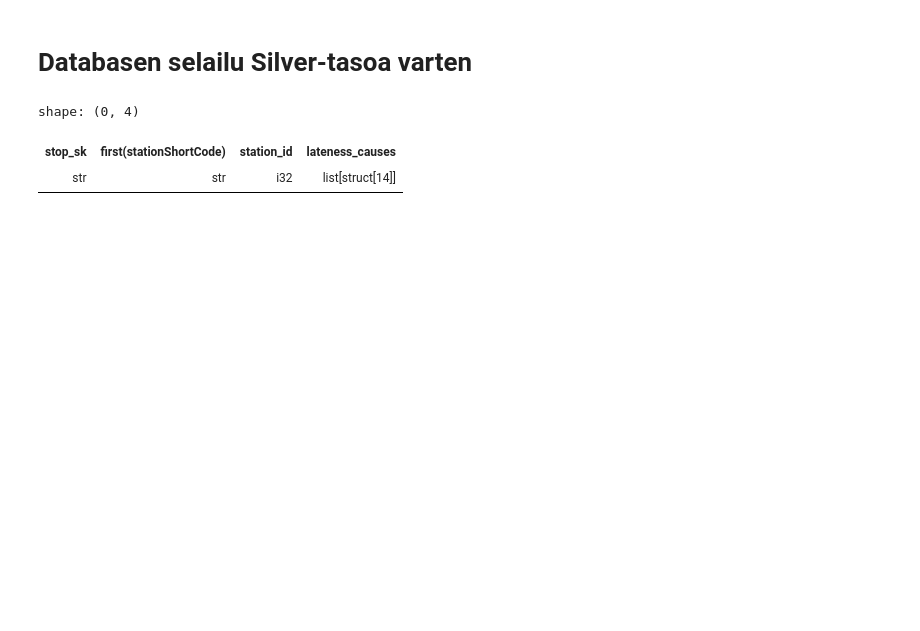
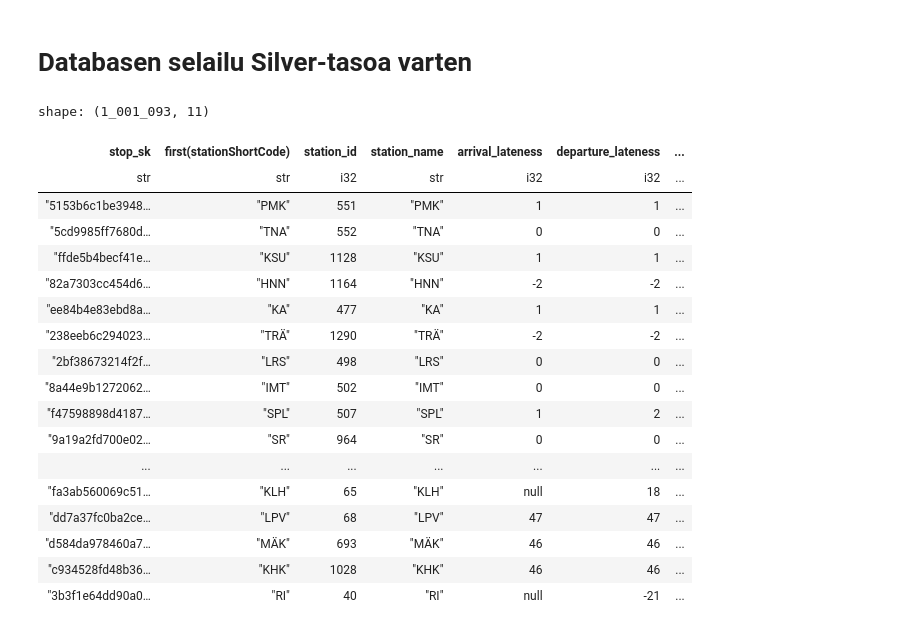
Before and after one commit to emmmahi/VR-data, a Jupyter notebook: src/playground/browser.ipynb, the cells around one changed output. Drawn from its saved outputs; the diff is of its cells as text; code cells hidden in the pictures; blank space fills up the shorter version.

```diff
--- a/src/playground/browser.ipynb
+++ b/src/playground/browser.ipynb
@@ -57,8 +61,8 @@ defined AS (
             stationUICCode INT,
             countryCode STRING,
             type STRING,
-            trainStopping BOOLEAN,
-            commercialStop BOOLEAN,
+            trainStopping BOOL,
+            commercialStop BOOL,
             commercialTrack STRING,
             cancelled BOOLEAN,
             scheduledTime STRING,
@@ -78,35 +82,59 @@ defined AS (
                 detailedCategoryName STRING,
                 thirdCategoryCode STRING,
                 thirdCategoryName STRING,
                 description STRING,
                 categoryCodeId INT,
                 detailedCategoryCodeId INT,
                 thirdCategoryCodeId INT)[],
             trainReady STRUCT(
                 source STRING,
-                accepted BOOLEAN,
+                accepted BOOL,
                 timestamp STRING)[]
         ) as timetable_struct
     FROM exploded
 ),
 
 flattened AS(
     SELECT
         md5(route_sk || timetable_struct.stationShortCode || timetable_struct.stationUICCode) as stop_sk,
         route_sk,
         timetable_struct.*
     FROM defined
 )
 
 SELECT
     stop_sk,
     FIRST(stationShortCode),
     FIRST(stationUICCode) as station_id,
-    FLATTEN(LIST(causes)) as lateness_causes
+    FIRST(stationShortCode) as station_name,
+    MAX(CASE WHEN type = 'ARRIVAL' THEN differenceInMinutes END) AS arrival_lateness,
+    MAX(CASE WHEN type = 'DEPARTURE' THEN differenceInMinutes END) AS departure_lateness,
+    FIRST(CASE WHEN type = 'ARRIVAL' THEN scheduledTime END) AS arrival_schedule,
+    FIRST(CASE WHEN type = 'DEPARTURE' THEN scheduledTime END) AS departure_schedule,
+    MAX(CASE WHEN type = 'ARRIVAL' THEN actualTime END) AS arrival_actual,
+    MAX(CASE WHEN type = 'DEPARTURE' THEN actualTime END) AS departure_actual,
+    FLATTEN(LIST(causes)) as lateness_causes,
+
 FROM flattened
 GROUP BY stop_sk
 """)
 # %% [output]
-shape: (0, 4)
+shape: (1_001_093, 11)
-| stop_sk | first(stationShortCode) | station_id | lateness_causes |
-| str | str | i32 | list[struct[14]] |
+| stop_sk | first(stationShortCode) | station_id | station_name | arrival_lateness | departure_lateness | ... |
+| str | str | i32 | str | i32 | i32 | ... |
+| "5153b6c1be3948… | "PMK" | 551 | "PMK" | 1 | 1 | ... |
+| "5cd9985ff7680d… | "TNA" | 552 | "TNA" | 0 | 0 | ... |
+| "ffde5b4becf41e… | "KSU" | 1128 | "KSU" | 1 | 1 | ... |
+| "82a7303cc454d6… | "HNN" | 1164 | "HNN" | -2 | -2 | ... |
+| "ee84b4e83ebd8a… | "KA" | 477 | "KA" | 1 | 1 | ... |
+| "238eeb6c294023… | "TRÄ" | 1290 | "TRÄ" | -2 | -2 | ... |
+| "2bf38673214f2f… | "LRS" | 498 | "LRS" | 0 | 0 | ... |
+| "8a44e9b1272062… | "IMT" | 502 | "IMT" | 0 | 0 | ... |
+| "f47598898d4187… | "SPL" | 507 | "SPL" | 1 | 2 | ... |
+| "9a19a2fd700e02… | "SR" | 964 | "SR" | 0 | 0 | ... |
+| ... | ... | ... | ... | ... | ... | ... |
+| "fa3ab560069c51… | "KLH" | 65 | "KLH" | null | 18 | ... |
+| "dd7a37fc0ba2ce… | "LPV" | 68 | "LPV" | 47 | 47 | ... |
+| "d584da978460a7… | "MÄK" | 693 | "MÄK" | 46 | 46 | ... |
+| "c934528fd48b36… | "KHK" | 1028 | "KHK" | 46 | 46 | ... |
+| "3b3f1e64dd90a0… | "RI" | 40 | "RI" | null | -21 | ... |
```
Also changed, not shown: parts of 9 cells of this notebook, 13 other files.
